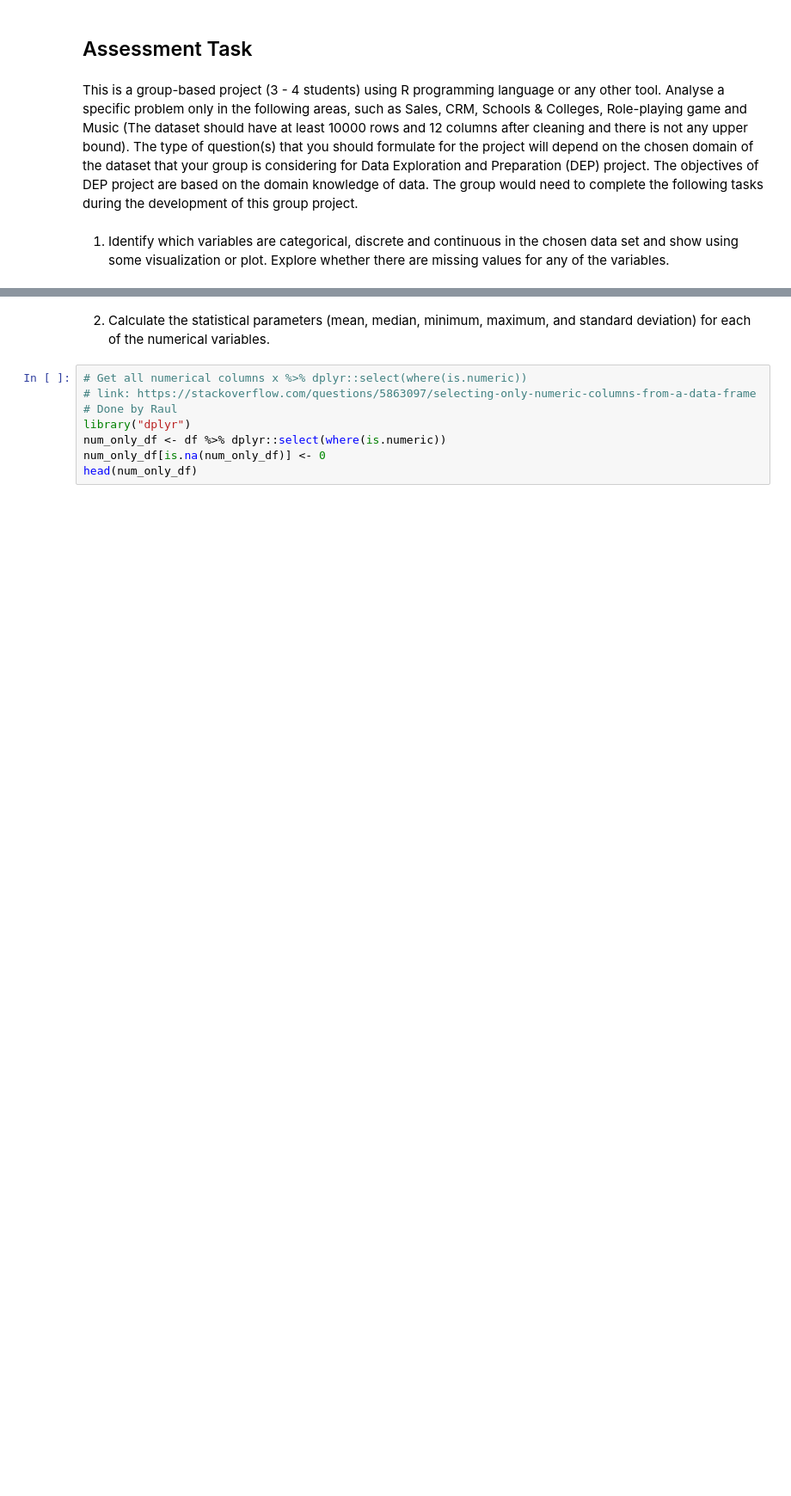
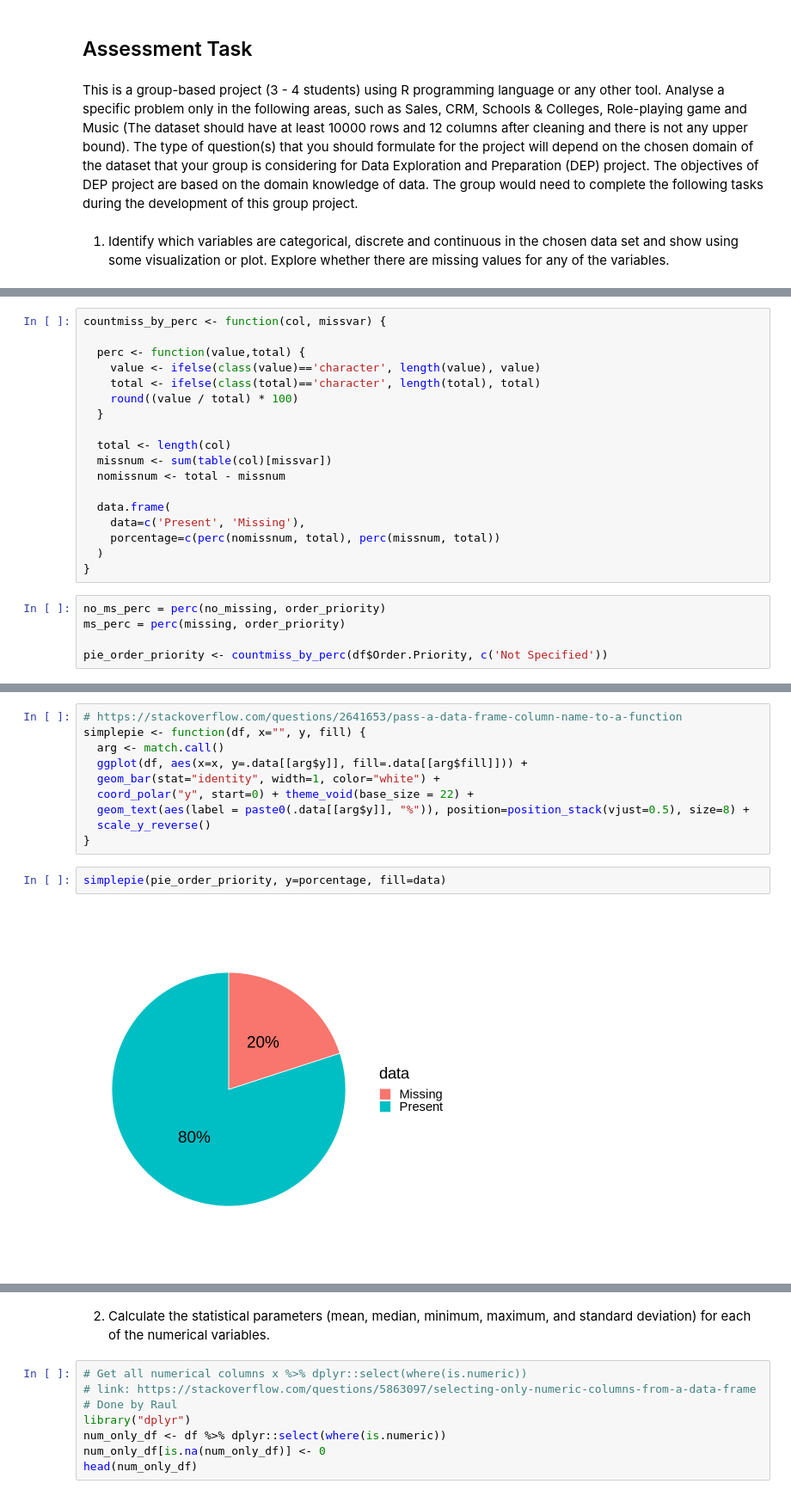
Before and after one commit to raulFuzita/cct-project-muhammad-ca, a Jupyter notebook: CCT_project_Muhammad.ipynb, the cells around one changed output, grey strips where cells are left out. Shown at 86% size. Cells and saved outputs as stored; diff of their text form; blank space fills up the shorter version.

```diff
--- a/CCT_project_Muhammad.ipynb
+++ b/CCT_project_Muhammad.ipynb
@@ -133,0 +539,23 @@ This is a group-based project (3 - 4 students) using R programming language or a
+# %%
+countmiss_by_perc <- function(col, missvar) {
+
+  perc <- function(value,total) {
+    value <- ifelse(class(value)=='character', length(value), value)
+    total <- ifelse(class(total)=='character', length(total), total)
+    round((value / total) * 100)
+  }
+
+  total <- length(col)
+  missnum <- sum(table(col)[missvar])
+  nomissnum <- total - missnum
+
+  data.frame(
+    data=c('Present', 'Missing'),
+    porcentage=c(perc(nomissnum, total), perc(missnum, total))
+  )
+}
+# %%
+no_ms_perc = perc(no_missing, order_priority)
+ms_perc = perc(missing, order_priority)
+
+pie_order_priority <- countmiss_by_perc(df$Order.Priority, c('Not Specified'))
@@ -133,0 +570,14 @@ This is a group-based project (3 - 4 students) using R programming language or a
+# %%
+# https://stackoverflow.com/questions/2641653/pass-a-data-frame-column-name-to-a-function
+simplepie <- function(df, x="", y, fill) {
+  arg <- match.call()
+  ggplot(df, aes(x=x, y=.data[[arg$y]], fill=.data[[arg$fill]])) +
+  geom_bar(stat="identity", width=1, color="white") +
+  coord_polar("y", start=0) + theme_void(base_size = 22) +
+  geom_text(aes(label = paste0(.data[[arg$y]], "%")), position=position_stack(vjust=0.5), size=8) +
+  scale_y_reverse()
+}
+# %%
+simplepie(pie_order_priority, y=porcentage, fill=data)
+# %% [output]
+[figure, added]
```
Also changed, not shown: parts of 73 cells of this notebook.
